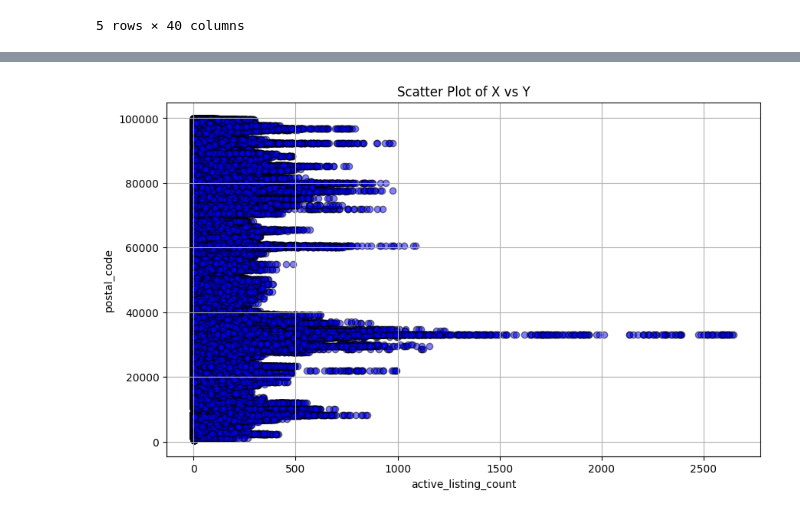
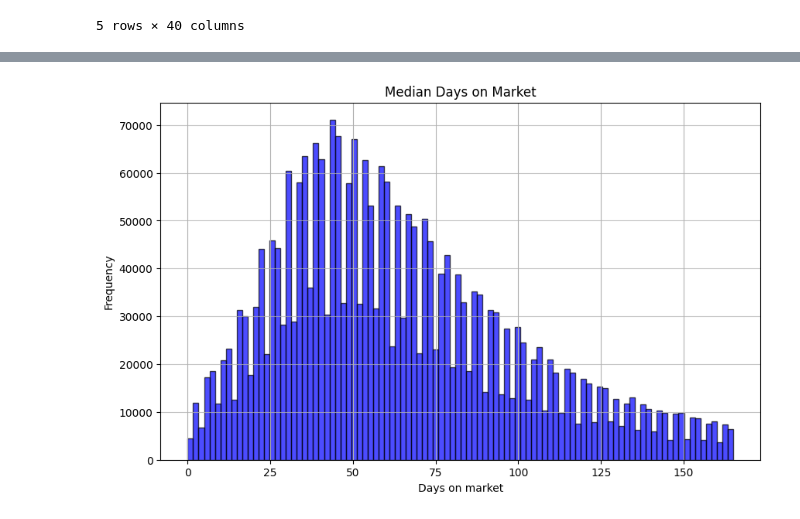
Before and after one commit to kkuc100/real_estate_analysis, a Jupyter notebook: Notebooks/eda.ipynb, the cells around one changed output, grey strips where cells are left out. Cells and saved outputs as stored; diff of their text form; code cells hidden in the pictures.

```diff
--- a/Notebooks/eda.ipynb
+++ b/Notebooks/eda.ipynb
@@ -79,11 +95,12 @@ plt.show()
 # %%
+#median days on market
 plt.figure(figsize=(10, 6))
-plt.scatter(df_realtor_zip_monthly_historical['active_listing_count'], df_realtor_zip_monthly_historical['postal_code'], color='blue', alpha=0.5, edgecolor='black')
-plt.title('Scatter Plot of X vs Y')
-plt.xlabel('active_listing_count')
-plt.ylabel('postal_code')
-plt.grid()
+df_realtor_zip_monthly_historical['median_days_on_market'].hist(bins=100, color='blue', alpha=0.7, edgecolor='black', range=(0, 165))
+plt.title('Median Days on Market')
+plt.xlabel('Days on market')
+plt.ylabel('Frequency')
+plt.grid(axis='y', alpha=0.75)
 plt.show()
 # %% [output]
-[figure, old version]
+[figure, new version]
 # %%
```
Also changed, not shown: parts of 7 cells of this notebook.
